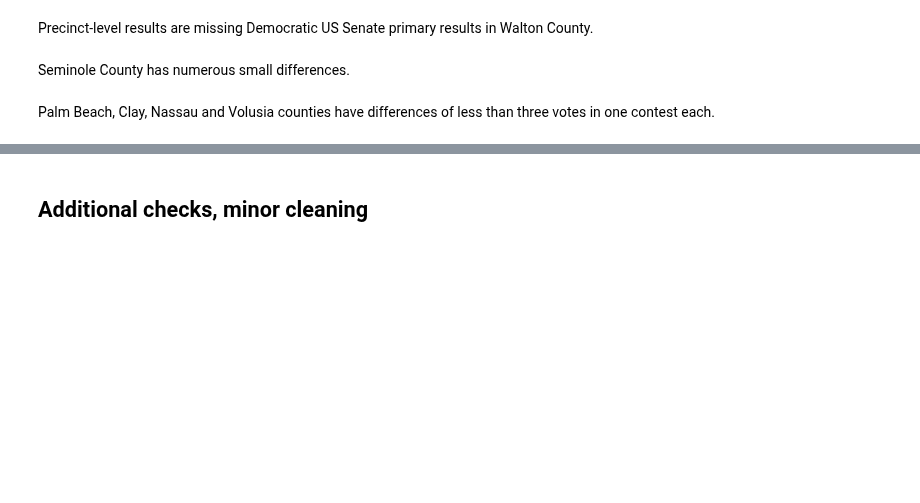
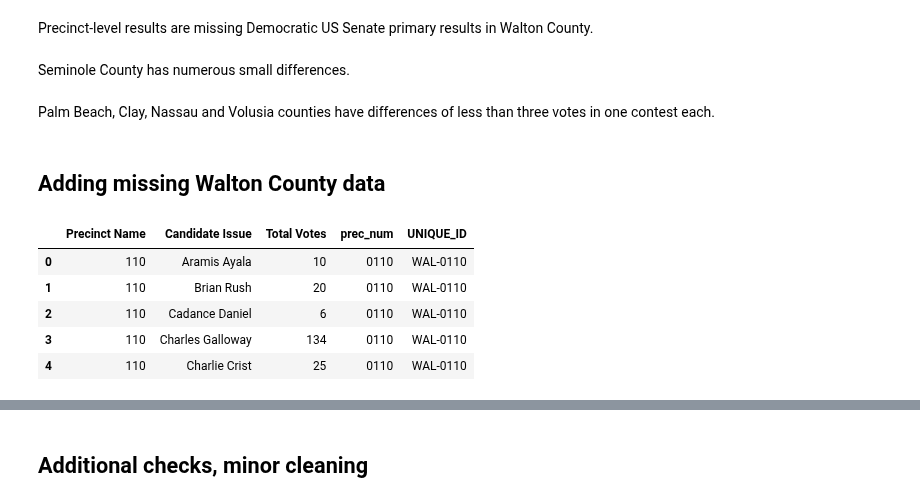
Before and after one commit to nonpartisan-redistricting-datahub/pber_collection, a Jupyter notebook: FL/2022/prim/fl_prim_2022_v2.ipynb, the cells around one changed output, grey strips where cells are left out. Cells and saved outputs as stored; diff of their text form; code cells hidden in the pictures; blank space fills up the shorter version.

```diff
--- a/FL/2022/prim/fl_prim_2022.ipynb
+++ b/FL/2022/prim/fl_prim_2022_v2.ipynb
@@ -815,3 +817,5 @@ Precinct-level results are missing Democratic US Senate primary results in Walto
 Seminole County has numerous small differences.
 <br><br>
 Palm Beach, Clay, Nassau and Volusia counties have differences of less than three votes in one contest each.
+# %% [markdown]
+## Adding missing Walton County data
@@ -817,0 +828,12 @@ Palm Beach, Clay, Nassau and Volusia counties have differences of less than thre
+# %%
+#Set up precinct ID to map to pivoted dataframe
+walton['prec_num'] = walton['Precinct Name'].astype(str).str.zfill(4)
+walton['UNIQUE_ID'] = "WAL-"+ walton.prec_num
+walton.head()
+# %% [output]
+|  | Precinct Name | Candidate Issue | Total Votes | prec_num | UNIQUE_ID |
+| 0 | 110 | Aramis Ayala | 10 | 0110 | WAL-0110 |
+| 1 | 110 | Brian Rush | 20 | 0110 | WAL-0110 |
+| 2 | 110 | Cadance Daniel | 6 | 0110 | WAL-0110 |
+| 3 | 110 | Charles Galloway | 134 | 0110 | WAL-0110 |
+| 4 | 110 | Charlie Crist | 25 | 0110 | WAL-0110 |
```
Also changed, not shown: parts of 13 cells of this notebook, 1 other file.
